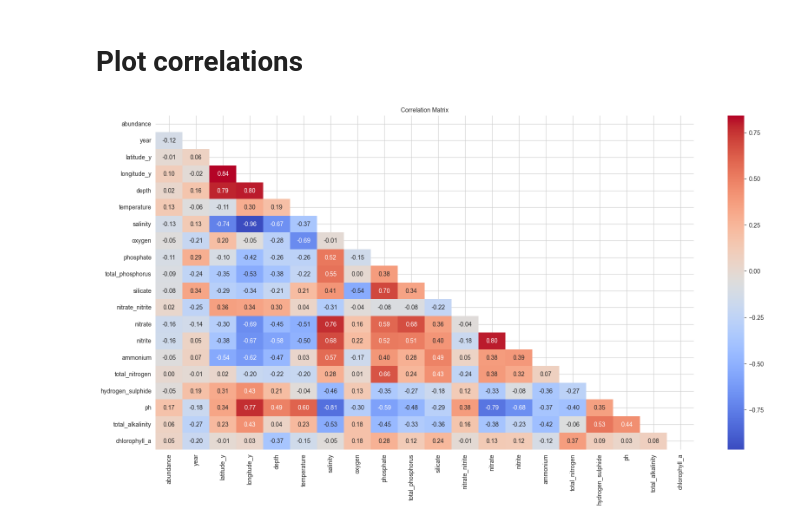
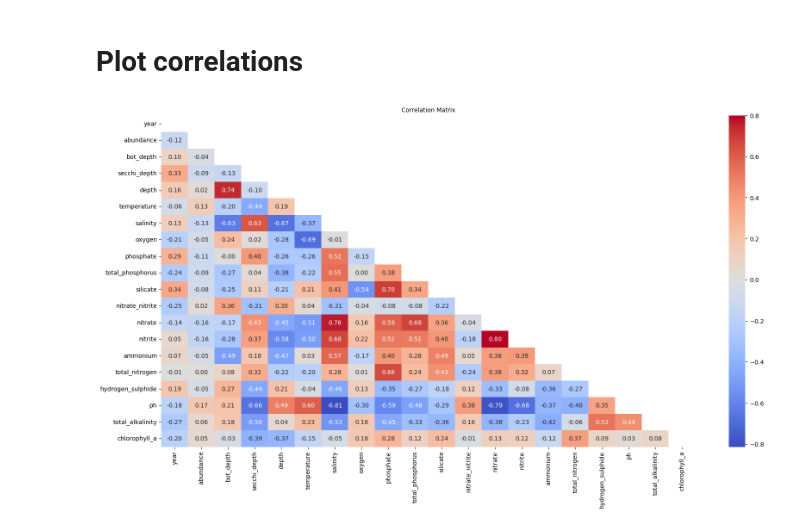
Before and after one commit to TrangNg-Th/QB2025-Project, a Jupyter notebook: 1.analysis.ipynb, the cells around one changed output. Saved outputs shown, nothing was run; the diff lists cells and outputs as text; code cells hidden in the pictures.

Commit message:
update data

```diff
--- a/1.analysis.ipynb
+++ b/1.analysis.ipynb
@@ -63,26 +63,30 @@ ani.save("species_abundance_animation.gif", writer="pillow", fps=1, dpi=150)
 # %% [markdown]
 # Plot correlations
 # %%
+import pandas as pd
+import numpy as np
+import matplotlib.pyplot as plt
+import seaborn as sns
 # plot correlation matrix between species abundance and environmental variables
-df = pd.read_csv('data/merged_data.csv')
+df = pd.read_csv('data/merged_data_full.csv')
 df_num = df.select_dtypes(include=[np.number])
-df_num = df_num.drop(columns=['latitude_x', 'longitude_x'])
+df_num = df_num.drop(columns=['latitude', 'longitude'])
 # df_num = df_num[df_num['year'] == 2000]
 # df_num = df_num.groupby(['year']).mean().reset_index()
-df_num = df_num.drop(columns=['min_depth', 'max_depth'])
+df_num = df_num.drop(columns=['min_depth', 'max_depth', 'site'])
 
 # Rearrange the columns
-df_num = df_num[['abundance', 'year', 'latitude_y', 'longitude_y',
-       'depth', 'temperature', 'salinity',
-       'oxygen', 'phosphate', 'total_phosphorus', 'silicate',
-       'nitrate_nitrite', 'nitrate', 'nitrite', 'ammonium', 'total_nitrogen',
-       'hydrogen_sulphide', 'ph', 'total_alkalinity', 'chlorophyll_a']]
+# df_num = df_num[['abundance', 'year', 'latitude_y', 'longitude_y',
+#        'depth', 'temperature', 'salinity',
+#        'oxygen', 'phosphate', 'total_phosphorus', 'silicate',
+#        'nitrate_nitrite', 'nitrate', 'nitrite', 'ammonium', 'total_nitrogen',
+#        'hydrogen_sulphide', 'ph', 'total_alkalinity', 'chlorophyll_a']]
 plt.figure(figsize=(20, 10))
 # Only see half of the matrix
 mask = np.zeros_like(df_num.corr())
 mask[np.triu_indices_from(mask)] = True
 sns.heatmap(df_num.corr(), annot=True, fmt=".2f", cmap='coolwarm', mask=mask)
 plt.title("Correlation Matrix", fontsize=10)
 plt.show()
 # %% [output]
-[figure, old version]
+[figure, new version]
```
Also changed, not shown: 29 other files.
